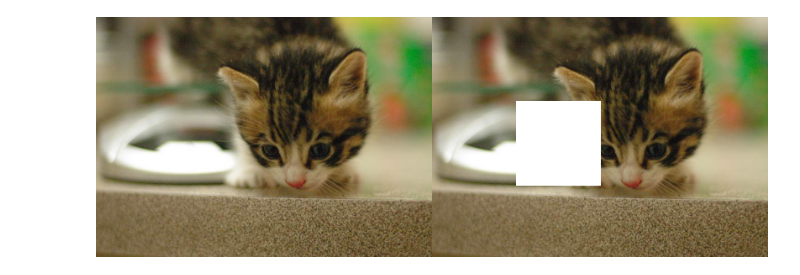
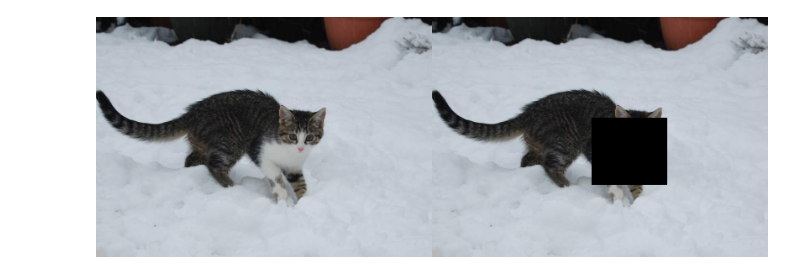
Before and after one commit to HanifAjiPrasetyo/PCVK, a Jupyter notebook: Week1.ipynb, the cells around one changed output. Drawn from its saved outputs; the diff is of its cells as text; code cells hidden in the pictures.

```diff
--- a/Week1.ipynb
+++ b/Week1.ipynb
@@ -36,37 +36,36 @@ Resolusi image : tinggi x lebar =  286  x  400
 # %%
 image_2 = cv.cvtColor(image, cv.COLOR_BGR2RGB)
 image_3 = cv.cvtColor(image, cv.COLOR_BGR2RGB)
 
 # Horizontal
 # for y in range (lebar) :
 #   image_3[int((tinggi) / 2), int(y / 3)] = [255,255,255]
 
 # Vertikal
 # for x in range (tinggi) :
 #   image_3[x, int((lebar) / 2)] = [255,255,255]
 
 # Diagonal
 # cv.line(image_3, (0, 0), (lebar, tinggi), [255,255,2555], 1)
 # cv.line(image_3, (0, tinggi), (lebar, 0), [255,255,2555], 1)
 
 # Membuat Garis dengan Panjang Tertentu di Tengah Gambar
 # panjang_garis = 150
 # warna_garis = [255, 255, 255]
 # ketebalan_garis = 2
 # titik_awal = (int((lebar - panjang_garis) / 2), tinggi // 2)
 # titik_akhir = (int((lebar + panjang_garis) / 2), tinggi // 2)
 # cv.line(image_3, titik_awal, titik_akhir, warna_garis, ketebalan_garis)
 
 # Buat Kotak di Sembarang Tempat
-warna_kotak = [255, 255, 255]
-pojok_kiri_atas = (100, 100)
-pojok_kanan_bawah = (200, 200)
-cv.rectangle(image_3, pojok_kiri_atas, pojok_kanan_bawah, warna_kotak, -1)
+koordinats = [(190, 120, 280, 200)]
+x1, y1, x2, y2 = koordinats[0]
+image_3[y1:y2, x1:x2] = [0,0,0]
 
 final_frame = cv.hconcat((image_2, image_3))
 cv2_imshow(final_frame)
 # %% [output]
-[figure, old version]
+[figure, new version]
 # %%
 ktp = cv.imread('KTP.jpeg')
 
```
Also changed, not shown: parts of 2 cells of this notebook.
